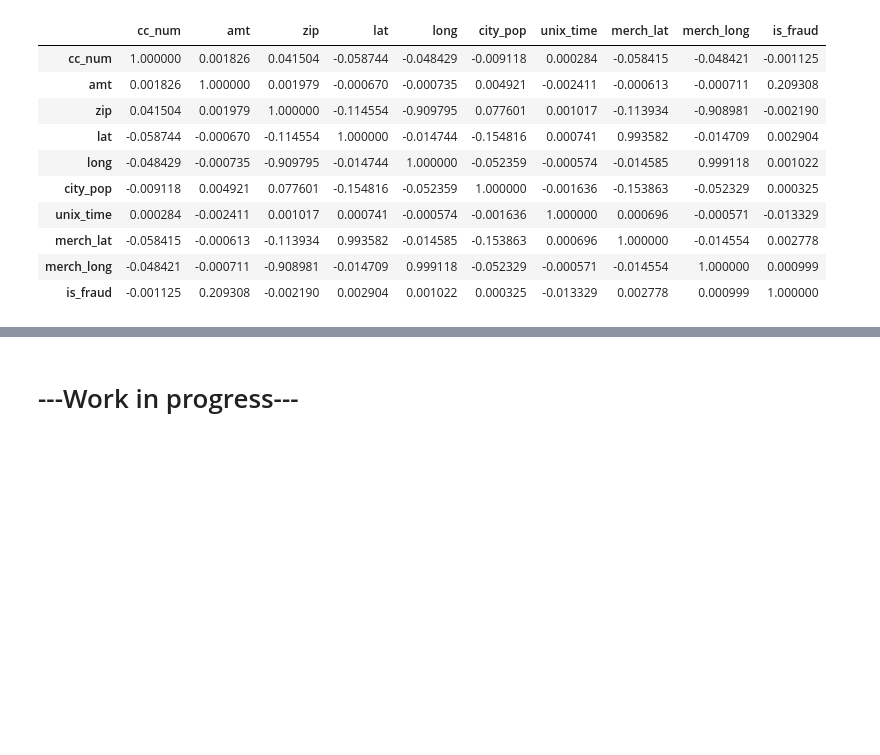
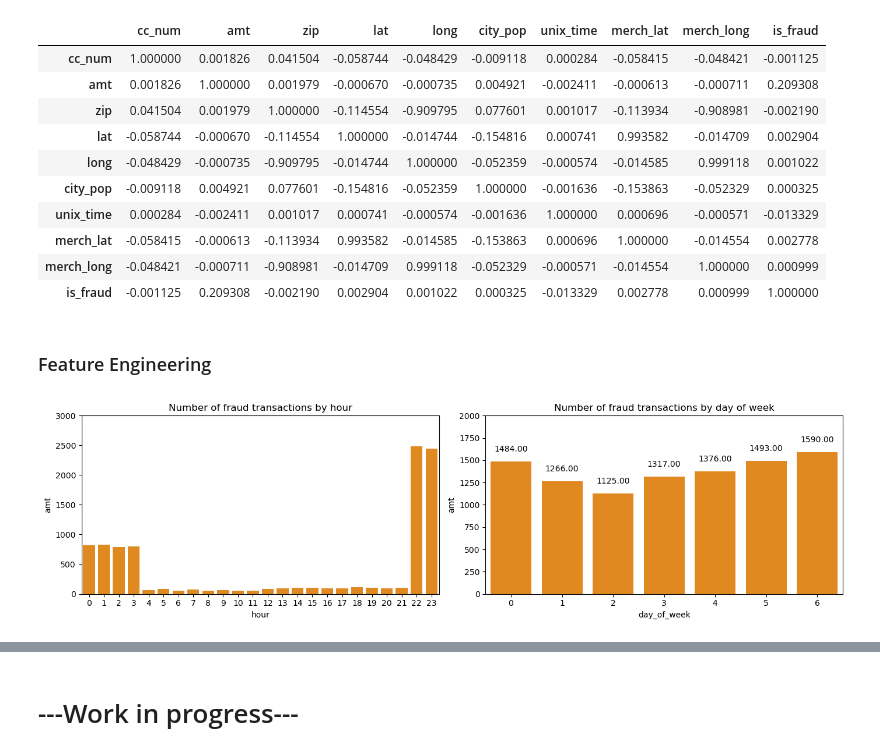
Before and after one commit to 0xsquawk/fraud-detection, a Jupyter notebook: fraud_analytics.ipynb, the cells around one changed output, grey strips where cells are left out. Drawn from its saved outputs; the diff is of its cells as text; code cells hidden in the pictures; blank space fills up the shorter version.

```diff
--- a/fraud_analytics.ipynb
+++ b/fraud_analytics.ipynb
@@ -258,6 +322,39 @@ df.corr(numeric_only=True).style.background_gradient(cmap='Oranges')
 | merch_lat | -0.058415 | -0.000613 | -0.113934 | 0.993582 | -0.014585 | -0.153863 | 0.000696 | 1.000000 | -0.014554 | 0.002778 |
 | merch_long | -0.048421 | -0.000711 | -0.908981 | -0.014709 | 0.999118 | -0.052329 | -0.000571 | -0.014554 | 1.000000 | 0.000999 |
 | is_fraud | -0.001125 | 0.209308 | -0.002190 | 0.002904 | 0.001022 | 0.000325 | -0.013329 | 0.002778 | 0.000999 | 1.000000 |
+# %% [markdown]
+### Feature Engineering
+# %%
+# Extracting more features from 'trans_date_trans_time' column
+df['hour'] = pd.to_datetime(df['trans_date_trans_time']).dt.hour
+df['day_of_week'] = pd.to_datetime(df['trans_date_trans_time']).dt.day_of_week # Week starts from Monday i.e., 0
+df['is_weekend'] = df['day_of_week'].isin([5, 6])
+df['is_weekend'] = df['is_weekend'].map({True:1, False: 0})
+# %%
+# Calculate fraud rate by hour and day of week
+fraud_by_hour = df[df['is_fraud'] == 1].groupby('hour')
+sorted_fr_hour = fraud_by_hour.count().sort_values(by='amt', ascending=False)
+
+fraud_by_dow = df[df['is_fraud'] == 1].groupby('day_of_week')
+sorted_fraud_by_dow = fraud_by_dow.count().sort_values(by='amt', ascending=False)
+
+# Plotting the above stats usign bar plots
+fig, ax = plt.subplots(1, 2, figsize=(14,4))
+
+ax0 = sns.barplot(data=sorted_fr_hour, x='hour', y='amt', color='darkorange', ax=ax[0])
+ax0.set_title("Number of fraud transactions by hour")
+ax0.set_ylim(0, 3000)
+
+ax1 = sns.barplot(data=sorted_fraud_by_dow, x='day_of_week', y='amt', color='darkorange', ax=ax[1])
+ax1.set_title("Number of fraud transactions by day of week")
+ax1.set_ylim(0, 2000)
+for container in ax1.containers:
+    ax1.bar_label(container, fmt='%.2f', padding=10)
+
+plt.tight_layout()
+plt.show()
+# %% [output]
+[figure, added]
 # %%
 df.head()
 # %% [output]
```
Also changed, not shown: parts of 6 cells of this notebook.
